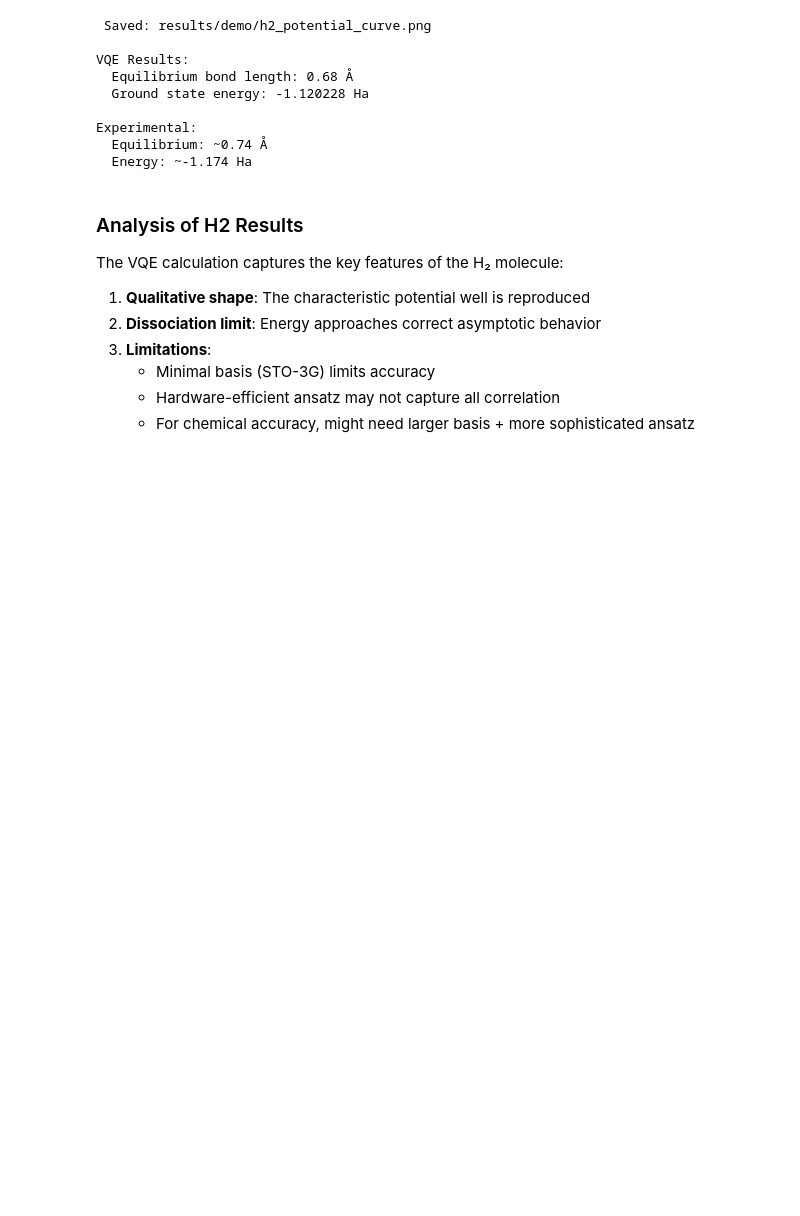
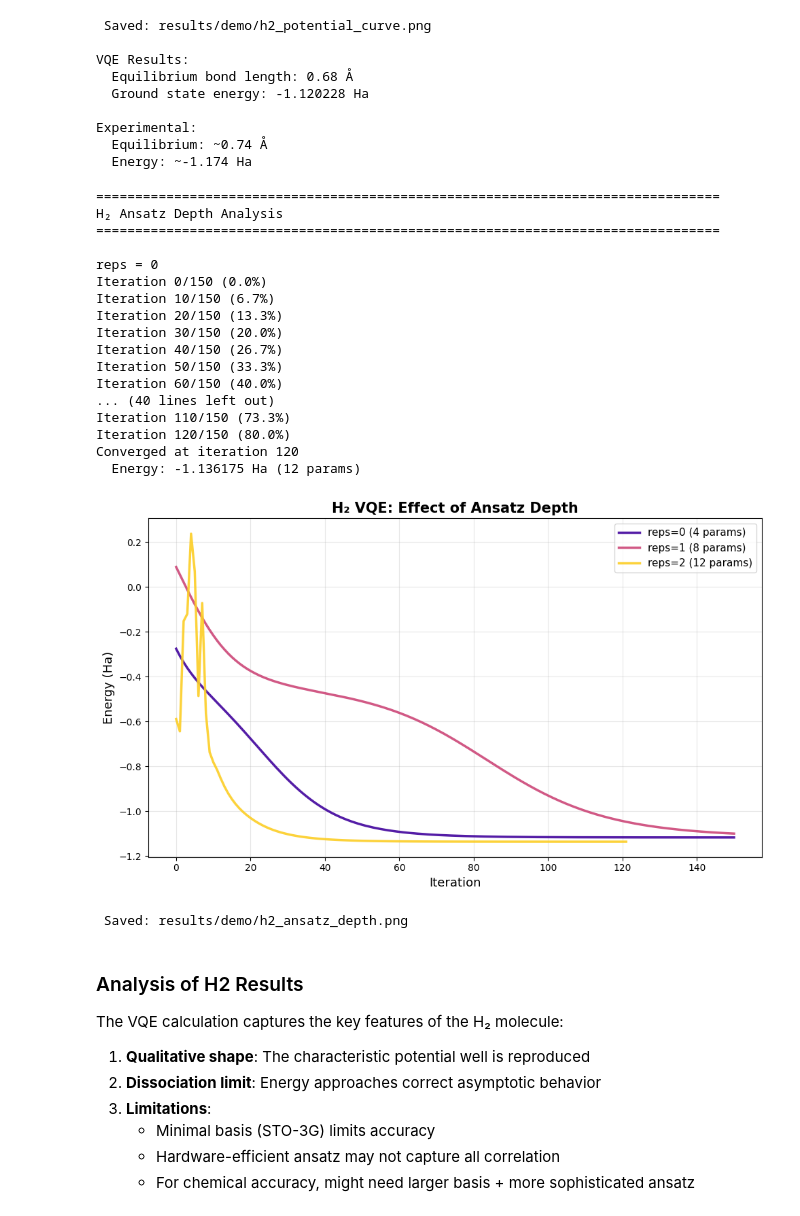
Before and after one commit to fynnhufler/Variational-Quantum-Eigensolver, a Jupyter notebook: VQE_Demo.ipynb, the cells around one changed output. Cells and saved outputs as stored; diff of their text form; code cells hidden in the pictures; blank space fills up the shorter version.

Commit message:
updated demo

```diff
--- a/VQE_Demo.ipynb
+++ b/VQE_Demo.ipynb
@@ -533,6 +668,77 @@ VQE Results:
 Experimental:
   Equilibrium: ~0.74 Å
   Energy: ~-1.174 Ha
+# %%
+# H2 Ansatz Depth Comparison
+
+print("\n" + "=" * 80)
+print("H₂ Ansatz Depth Analysis")
+print("=" * 80)
+
+distance = 0.70  # Å
+reps_list = [0, 1, 2]
+num_qubits = 4
+
+histories = {}
+final_energies = {}
+
+for reps in reps_list:
+    print(f"\nreps = {reps}")
+
+    vqe_h2 = VQE_H2_QNG(
+        max_iter=150, learning_rate=0.05, decay=0.01,
+        store_history=True, reps=reps, distance=distance
+    )
+
+    n_params = (reps + 1) * num_qubits
+    theta_init = np.array([np.pi * i / n_params for i in range(n_params)])
+
+    theta_opt, E_opt = vqe_h2.run(initial_params=theta_init)
+
+    histories[reps] = vqe_h2.history_energy
+    final_energies[reps] = E_opt
+
+    print(f"  Energy: {E_opt:.6f} Ha ({n_params} params)")
+
+fig, ax = plt.subplots(figsize=(10, 6))
+
+colors = plt.cm.plasma(np.linspace(0.1, 0.9, len(reps_list)))
+
+for reps, color in zip(reps_list, colors):
+    n_params = (reps + 1) * num_qubits
+    ax.plot(histories[reps], color=color, linewidth=2.5,
+            label=f'reps={reps} ({n_params} params)', alpha=0.9)
+
+ax.set_xlabel('Iteration', fontsize=13)
+ax.set_ylabel('Energy (Ha)', fontsize=13)
+ax.set_title('H₂ VQE: Effect of Ansatz Depth', fontsize=15, fontweight='bold')
+ax.legend(fontsize=11)
+ax.grid(True, alpha=0.3)
+
+plt.tight_layout()
+plt.savefig(RESULTS_DIR / 'h2_ansatz_depth.png', dpi=300, bbox_inches='tight')
+plt.show()
+print(f"\n Saved: {RESULTS_DIR / 'h2_ansatz_depth.png'}")
+# %% [output]
+================================================================================
+H₂ Ansatz Depth Analysis
+================================================================================
+
+reps = 0
+Iteration 0/150 (0.0%)
+Iteration 10/150 (6.7%)
+Iteration 20/150 (13.3%)
+Iteration 30/150 (20.0%)
+Iteration 40/150 (26.7%)
+Iteration 50/150 (33.3%)
+Iteration 60/150 (40.0%)
+... (40 lines left out)
+Iteration 110/150 (73.3%)
+Iteration 120/150 (80.0%)
+Converged at iteration 120
+  Energy: -1.136175 Ha (12 params)
+[figure, added]
+ Saved: results/demo/h2_ansatz_depth.png
 # %% [markdown]
 ### Analysis of H2 Results
 
```
Also changed, not shown: parts of 7 cells of this notebook, 5 other files.
